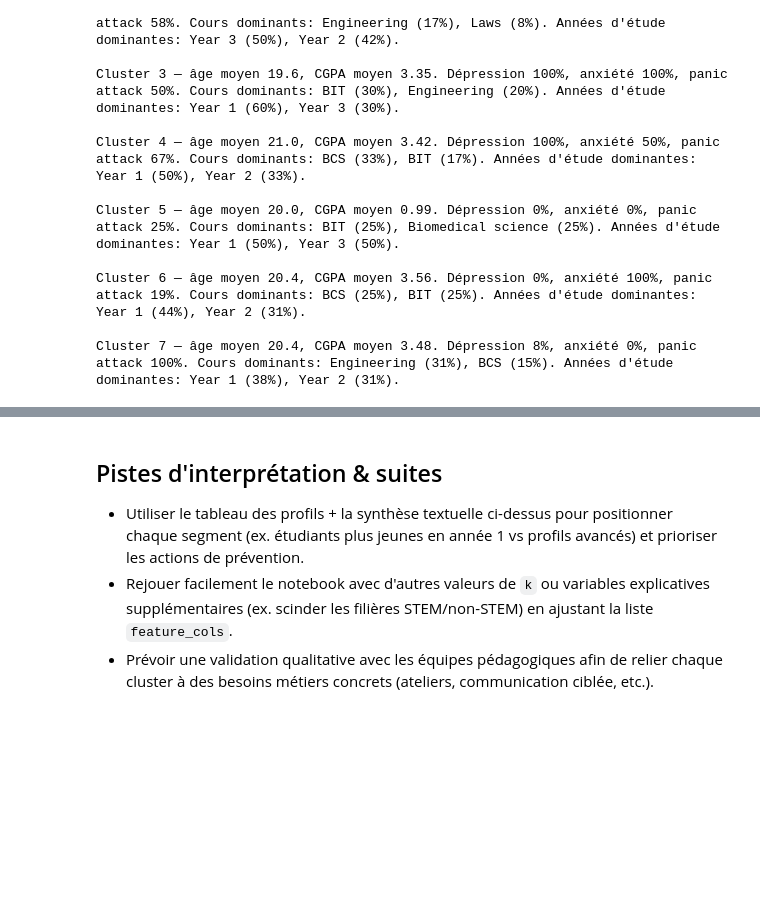
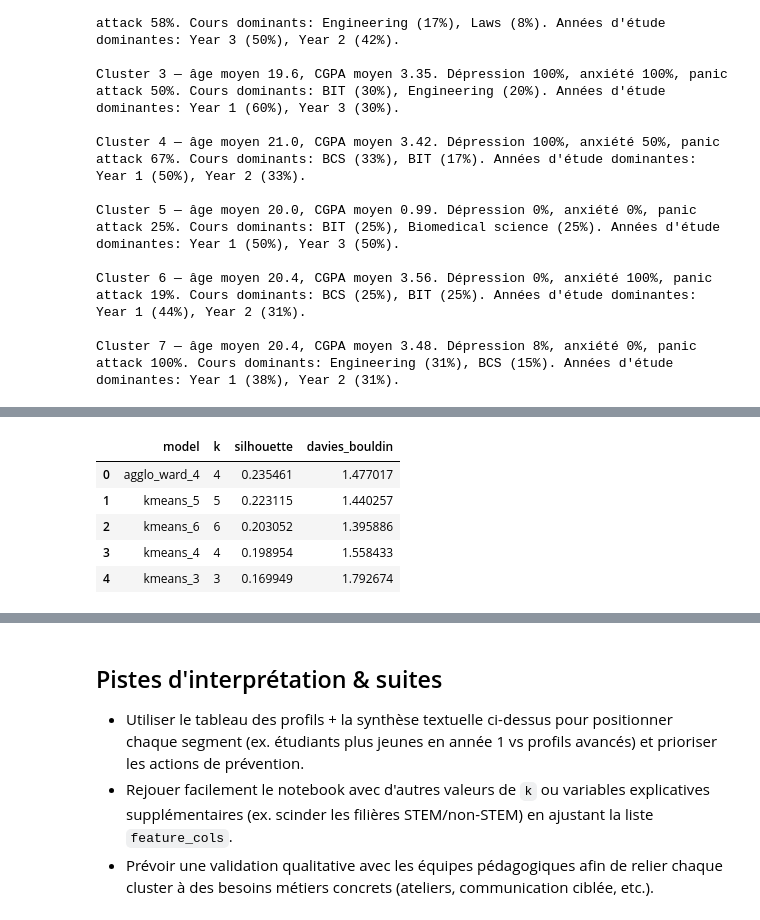
Before and after one commit to yacoubasawadogo/kmeans-ifoad-groupe6, a Jupyter notebook: notebooks/kmeans_student_mental_health.ipynb, the cells around one changed output, grey strips where cells are left out. Drawn from its saved outputs; the diff is of its cells as text; code cells hidden in the pictures; blank space fills up the shorter version.

```diff
--- a/notebooks/kmeans_student_mental_health.ipynb
+++ b/notebooks/kmeans_student_mental_health.ipynb
@@ -543,0 +547,31 @@ Cluster 7 — âge moyen 20.4, CGPA moyen 3.48. Dépression 8%, anxiété 0%, pa
+# %%
+
+alt_results = []
+for k in range(3, 7):
+    model = KMeans(n_clusters=k, init="k-means++", n_init=150, random_state=RANDOM_STATE)
+    labels = model.fit_predict(X)
+    alt_results.append({
+        "model": f"kmeans_{k}",
+        "k": k,
+        "silhouette": silhouette_score(X, labels),
+        "davies_bouldin": davies_bouldin_score(X, labels),
+    })
+
+agg_model = AgglomerativeClustering(n_clusters=4, linkage="ward")
+agg_labels = agg_model.fit_predict(X)
+alt_results.append({
+    "model": "agglo_ward_4",
+    "k": 4,
+    "silhouette": silhouette_score(X, agg_labels),
+    "davies_bouldin": davies_bouldin_score(X, agg_labels),
+})
+
+alt_df = pd.DataFrame(alt_results).sort_values("silhouette", ascending=False).reset_index(drop=True)
+alt_df
+# %% [output]
+|  | model | k | silhouette | davies_bouldin |
+| 0 | agglo_ward_4 | 4 | 0.235461 | 1.477017 |
+| 1 | kmeans_5 | 5 | 0.223115 | 1.440257 |
+| 2 | kmeans_6 | 6 | 0.203052 | 1.395886 |
+| 3 | kmeans_4 | 4 | 0.198954 | 1.558433 |
+| 4 | kmeans_3 | 3 | 0.169949 | 1.792674 |
```
Also changed, not shown: parts of 3 cells of this notebook, 1 other file.
